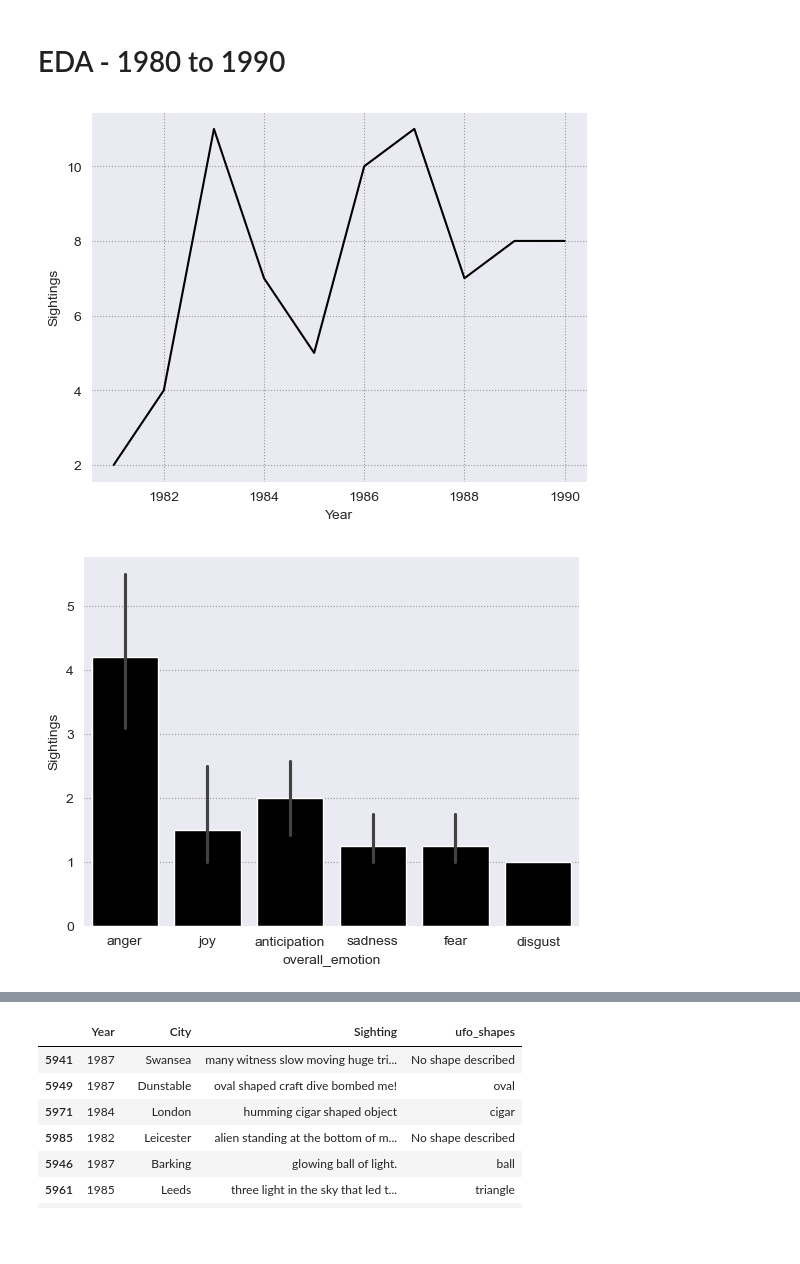
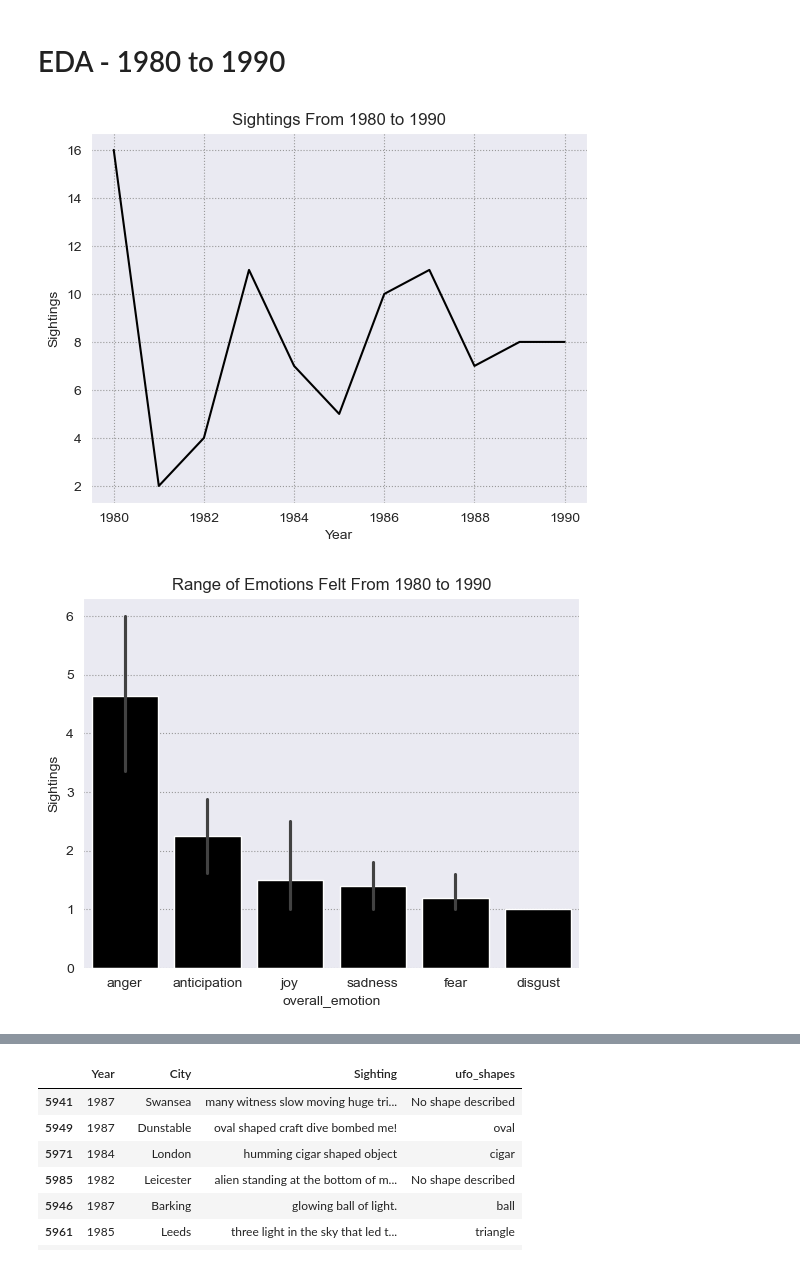
Before and after one commit to SaadCodes247/Digital-Futures-Capstone-The-UKs-UFO-History, a Jupyter notebook: src/ufo_data_analysis.ipynb, the cells around one changed output, grey strips where cells are left out. Drawn from its saved outputs; the diff is of its cells as text; code cells hidden in the pictures; blank space fills up the shorter version.

```diff
--- a/src/ufo_data_analysis.ipynb
+++ b/src/ufo_data_analysis.ipynb
@@ -451,21 +451,22 @@ plt.show()
 # %% [markdown]
 # EDA - 1980 to 1990
 # %%
-df_1980_1990 = df[(df['Year'] > 1980) & (df['Year'] <= 1990)]
+df_1980_1990 = df[(df['Year'] >= 1980) & (df['Year'] <= 1990)]
 sightings_1980_1990 = df_1980_1990.groupby('Year').size().reset_index(name='Sightings')
 sns.lineplot(data=sightings_1980_1990, x='Year', y='Sightings', color='black')
 sns.set_style("darkgrid", {"grid.color": ".6", "grid.linestyle": ":"})
-
+plt.title('Sightings From 1980 to 1990')
 plt.show()
 # %% [output]
-[figure, old version]
+[figure, new version]
 # %%
 emotions = df_1980_1990.groupby(['Year', 'overall_emotion']).size().reset_index(name='Sightings').sort_values(by='Sightings', ascending=False)
 sns.barplot(data=emotions, x='overall_emotion', y='Sightings', color='black', order=emotions['overall_emotion'])
 sns.set_style("darkgrid", {"grid.color": ".6", "grid.linestyle": ":"})
+plt.title('Range of Emotions Felt From 1980 to 1990')
 plt.show()
 # %% [output]
-[figure, old version]
+[figure, new version]
 # %%
 experience_graph = df_1980_1990.groupby(['Year', 'experience_overall']).size().reset_index(name='Sightings')
 sns.barplot(data=experience_graph, x='experience_overall', y='Sightings', color='black')
```
Also changed, not shown: parts of 4 cells of this notebook.
